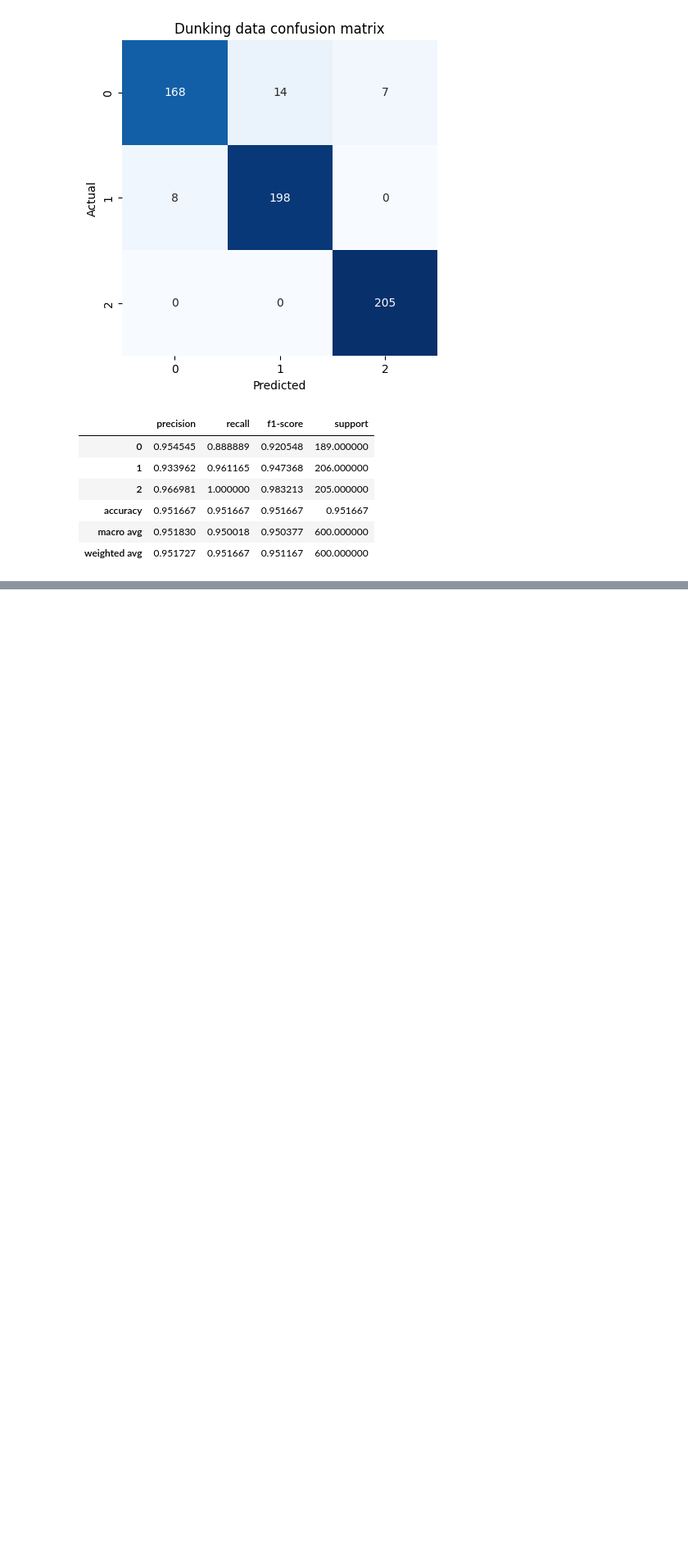
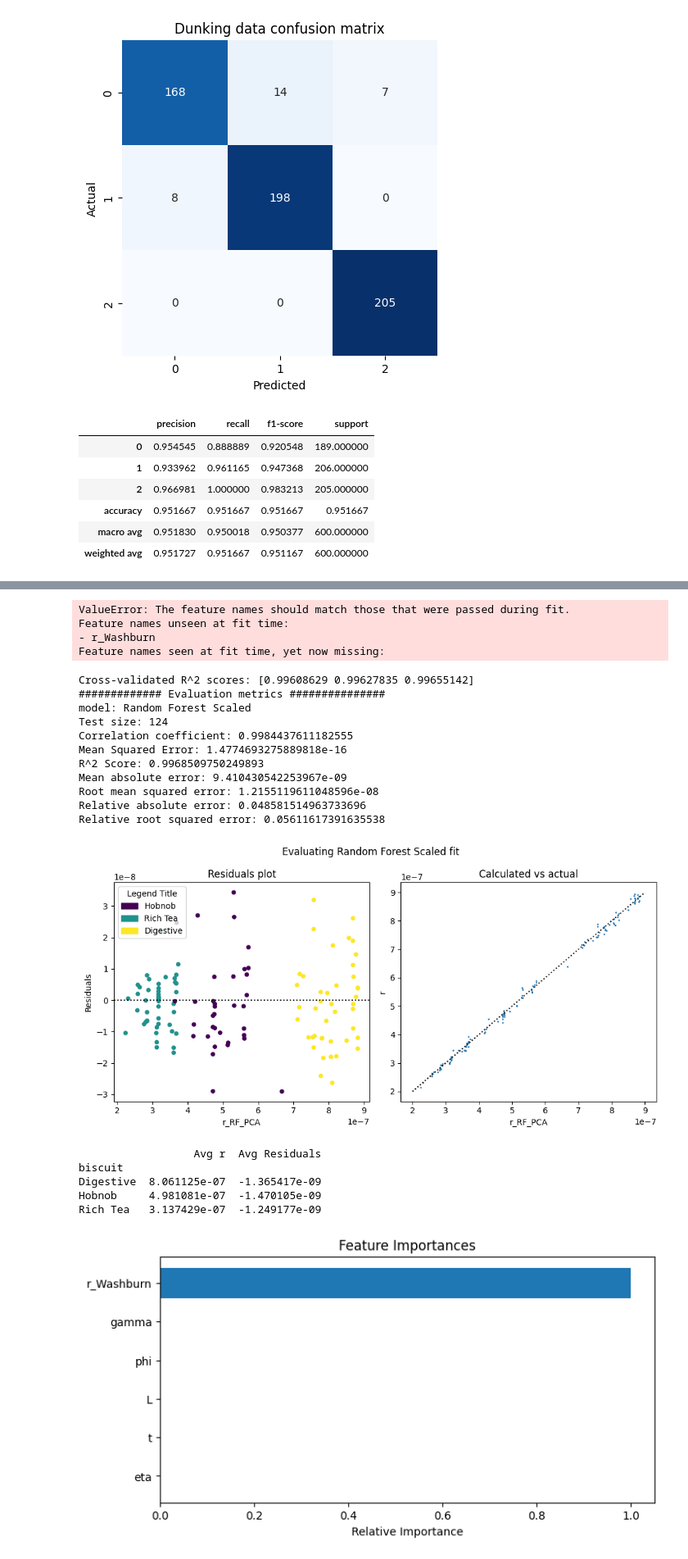
Before and after one commit to kon-218/biscuit_analysis, a Jupyter notebook: code3.ipynb, the cells around one changed output, grey strips where cells are left out. Shown at 82% size. Saved outputs shown, nothing was run; the diff lists cells and outputs as text; code cells hidden in the pictures; blank space fills up the shorter version.

Commit message:
functions for evaluation

```diff
--- a/code3.ipynb
+++ b/code3.ipynb
@@ -707,0 +867,45 @@ Rich Tea   3.047645e-07  -4.134122e-08
+# %%
+# Evaluate optimal pipelines
+opt = rf_pipeline_scaled
+
+# Split the data into training and testing sets
+X = df_no_outliers[['gamma', 'L', 't', 'phi', 'eta', 'r_Washburn']]
+y = df_no_outliers['r']
+
+X_train, X_test, y_train, y_test = train_test_split(X, y, test_size=0.25, random_state=42)
+
+evaluate_pipeline(rf_pipeline_scaled, "Random Forest Scaled", X_train, y_train, X_test, y_test, df_no_outliers)
+# %% [output]
+ValueError: The feature names should match those that were passed during fit.
+Feature names unseen at fit time:
+- r_Washburn
+Feature names seen at fit time, yet now missing:
+# %%
+# Split the data into training and testing sets
+X = df_no_outliers[['gamma', 'L', 't', 'phi', 'eta', 'r_Washburn']]
+y = df_no_outliers['r']
+
+X_train, X_test, y_train, y_test = train_test_split(X, y, test_size=0.25, random_state=42)
+
+rf_pipeline_scaled.fit(X_train, y_train)
+
+evaluate_pipeline(rf_pipeline_scaled, "Random Forest Scaled", X_train, y_train, X_test, y_test, df_no_outliers)
+# %% [output]
+Cross-validated R^2 scores: [0.99608629 0.99627835 0.99655142]
+############# Evaluation metrics ###############
+model: Random Forest Scaled
+Test size: 124
+Correlation coefficient: 0.9984437611182555
+Mean Squared Error: 1.4774693275889818e-16
+R^2 Score: 0.9968509750249893
+Mean absolute error: 9.410430542253967e-09
+Root mean squared error: 1.2155119611048596e-08
+Relative absolute error: 0.048581514963733696
+Relative root squared error: 0.05611617391635538
+[figure, added]
+                  Avg r  Avg Residuals
+biscuit
+Digestive  8.061125e-07  -1.365417e-09
+Hobnob     4.981081e-07  -1.470105e-09
+Rich Tea   3.137429e-07  -1.249177e-09
+[figure, added]
```
Also changed, not shown: parts of 9 cells of this notebook, 2 other files.
